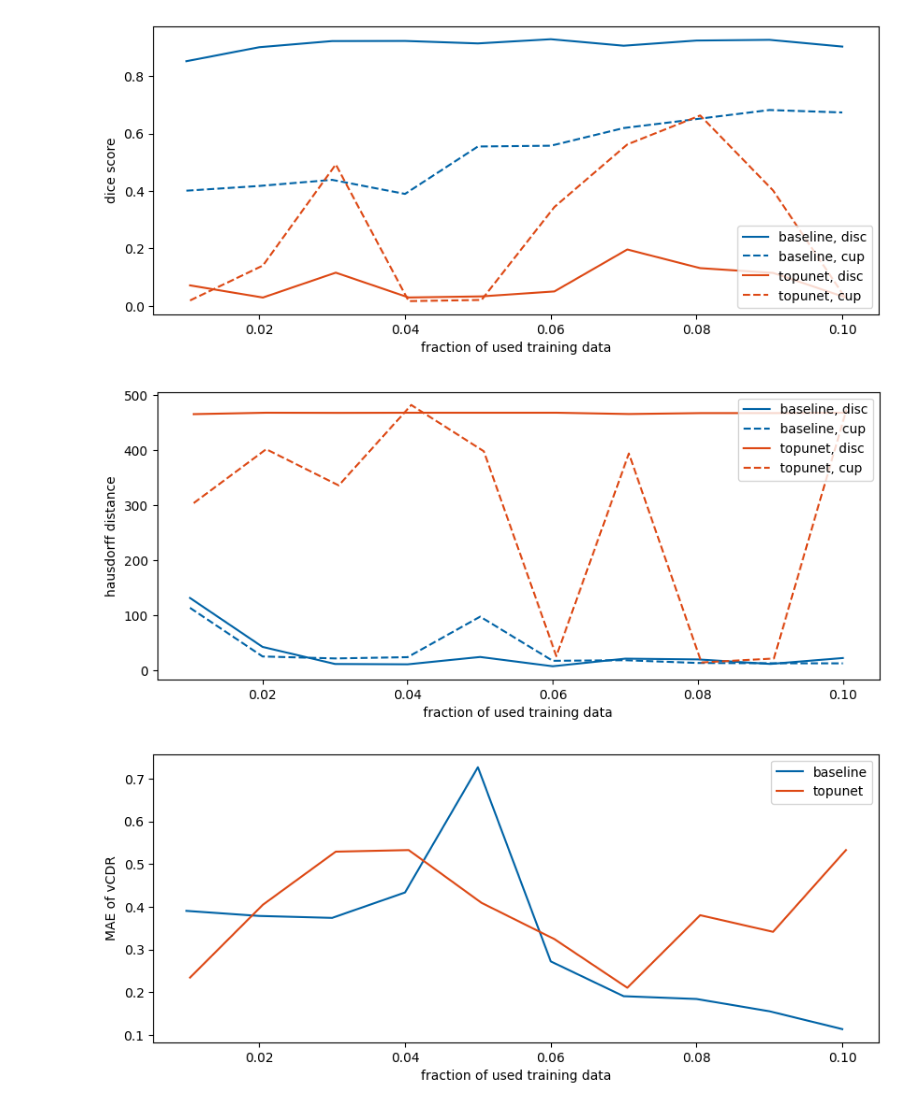
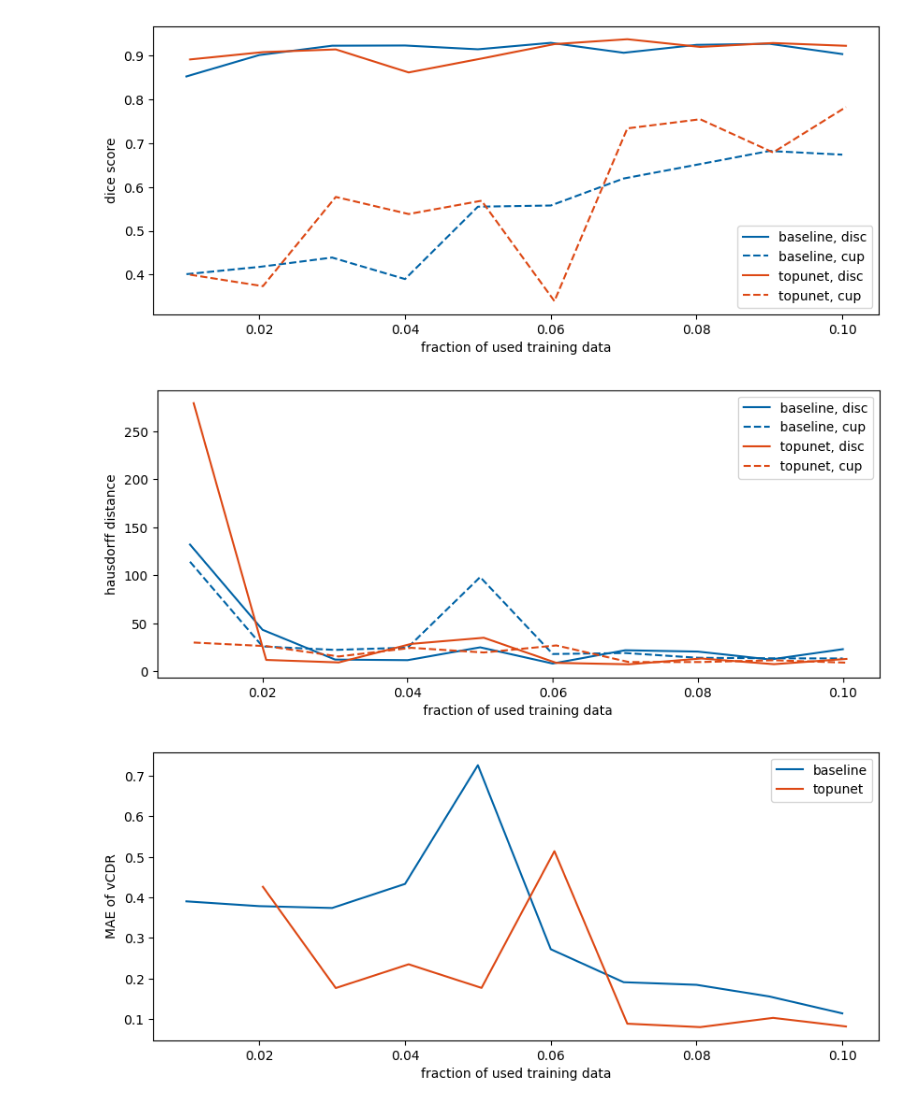
Before and after one commit to mo1333/anatomically_coherent_segmentation, a Jupyter notebook: evaluation_of_data_shortage.ipynb, the cells around one changed output. Cells and saved outputs as stored; diff of their text form; code cells hidden in the pictures.

```diff
--- a/evaluation_of_data_shortage.ipynb
+++ b/evaluation_of_data_shortage.ipynb
@@ -53,16 +53,16 @@ from evaluate_util import plot_dice_violin_comparison, plot_haus_violin_comparis
 # plt.ylabel("hausdorff distance")
 # plt.legend()
 # %%
-experiments_of_interest = ["standard", "naivetop"]
+experiments_of_interest = ["standard", "naivetop_V2"]
 experiments_labels = ["baseline", "topunet", "polar"]
 
 plot_dice_mean_comparison(experiments_of_interest, experiments_labels)
 plot_haus_mean_comparison(experiments_of_interest, experiments_labels)
 plot_cdr_mae_mean_comparison(experiments_of_interest, experiments_labels)
 # %% [output]
-[figure, old version]
+[figure, new version]
-[figure, old version]
+[figure, new version]
-[figure, old version]
+[figure, new version]
 # %%
 plot_dice_violin_comparison(experiments_of_interest, experiments_labels, show_means=True, show_cup=False)
 plot_haus_violin_comparison(experiments_of_interest, experiments_labels, show_means=True, show_cup=False)
```
Also changed, not shown: parts of 1 cell of this notebook, 1 other file.
